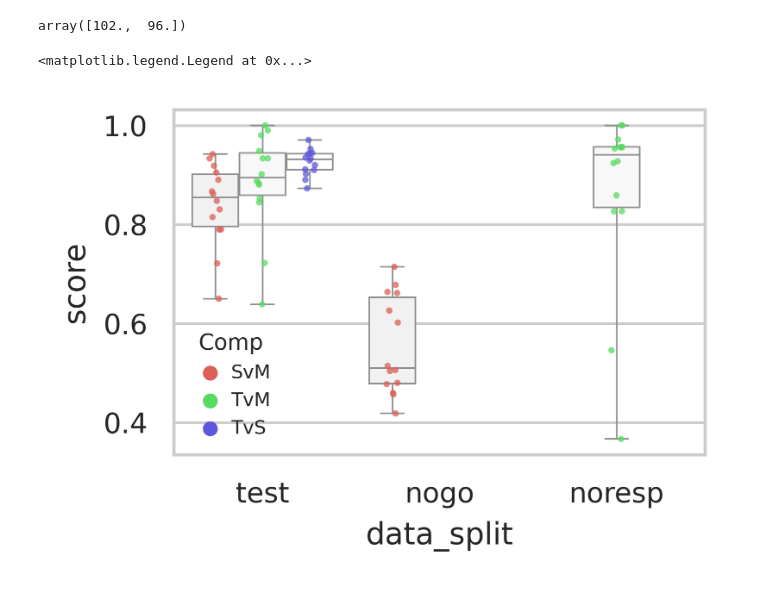
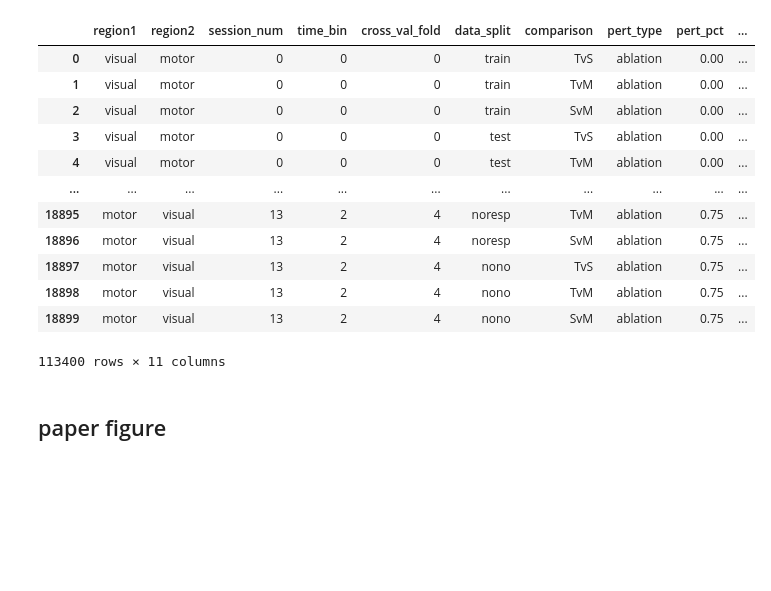
Before and after one commit to mgonzal1/wombats-malos, a Jupyter notebook: notebooks/analyses_wrapper_notebook.ipynb, the cells around one changed output. Saved outputs shown, nothing was run; the diff lists cells and outputs as text; code cells hidden in the pictures; blank space fills up the shorter version.

Commit message:
logistic regression bug fix, figure update.

```diff
--- a/notebooks/analyses_wrapper_notebook.ipynb
+++ b/notebooks/analyses_wrapper_notebook.ipynb
@@ -141,8 +143,8 @@ utils = reload(utils)
 # simulation parameters
 time_windows = {0:[-0.5,-0], 1: [0, 0.5], 2: [0.5, 1]}
 num_folds = 5
-region1_list = ['visual']
-region2_list = ['motor']
+region1_list = ['visual', 'motor']
+region2_list = ['motor', 'visual']
 fit_data_splits = ['train', 'test']
 
 data_split_types = ['train', 'test', 'nono', 'nogo', 'noresp']
@@ -155,10 +157,3 @@ matrices = ['A1', 'A2', 'A3' ]
 perf_df_all = pd.DataFrame(columns=['region1', 'region2', 'session_num', 'time_bin', 'cross_val_fold', 'data_split', 'comparison', 'pert_type', 'pert_pct', 'pert_matrix', 'score'])
 
 fit_perf_df_all = pd.DataFrame(columns=['region1', 'region2', 'session_num', 'time_bin', 'cross_val_fold', 'data_split', 'matrix', 'score'])
-
-# specific data selection, this can be a for loop
-region1_num = 0
-region2_num = 0
-
-region1 = region1_list[0]
-region2 = region2_list[0]
@@ -365,31 +285,18 @@ subset.head(10)
-# %%
-np.round(np.mean(dataset.n_units_by_session, axis=0))
-# %% [output]
-array([102.,  96.])
-# %%
-split_order = ['test', 'nogo', 'noresp']
-hue_order = ['SvM', 'TvM', 'TvS']
-time_bin=0
-subset = perf_df_all[(perf_df_all.pert_matrix=='A1') & (perf_df_all.pert_pct==0) & (perf_df_all.data_split.isin(split_order)) &  (perf_df_all.time_bin==time_bin)]
-subset = subset.groupby(["session_num", "comparison", "data_split"], dropna=True).mean()
-#subset = subset.drop(['time_bin', 'pert_pct'],axis=1)
-subset = subset.drop(['pert_pct'],axis=1)
-subset = subset.reset_index()
-subset = subset.copy()
-subset.loc[ (subset.data_split=='nogo') & (subset.comparison.isin(['TvM', 'TvS'])) ] = np.nan
-subset.loc[ (subset.data_split=='noresp') & (subset.comparison.isin(['SvM', 'TvS'])) ] = np.nan
-subset = subset.dropna()
-
-
-sns.set_theme(context='paper', style="whitegrid", font_scale=1)
-sns.set_palette("hls",n_colors=3)
-f,ax=plt.subplots(figsize=(3,2), dpi=600)
-
-sns.boxplot(x='data_split', y='score',hue='comparison',data=subset,whis=100, ax=ax, color='w', order=split_order, hue_order=hue_order, linewidth=0.5)
-sns.stripplot(x='data_split', y='score',hue='comparison',data=subset, dodge=True, alpha=0.75,size=2, order=split_order,ax=ax)
-
-h,l = ax.get_legend_handles_labels()
-ax.legend(h[3:],l[3:],title='Comp', bbox_to_anchor=(0, 0), handletextpad=0.1, loc='lower left', frameon=False, fontsize=6, title_fontsize=7, markerscale=0.5)
-# %% [output]
-<matplotlib.legend.Legend at 0x...>
-[figure, removed]
+# %%
+perf_df_all
+# %% [output]
+|  | region1 | region2 | session_num | time_bin | cross_val_fold | data_split | comparison | pert_type | pert_pct | ... |
+| 0 | visual | motor | 0 | 0 | 0 | train | TvS | ablation | 0.00 | ... |
+| 1 | visual | motor | 0 | 0 | 0 | train | TvM | ablation | 0.00 | ... |
+| 2 | visual | motor | 0 | 0 | 0 | train | SvM | ablation | 0.00 | ... |
+| 3 | visual | motor | 0 | 0 | 0 | test | TvS | ablation | 0.00 | ... |
+| 4 | visual | motor | 0 | 0 | 0 | test | TvM | ablation | 0.00 | ... |
+| ... | ... | ... | ... | ... | ... | ... | ... | ... | ... | ... |
+| 18895 | motor | visual | 13 | 2 | 4 | noresp | TvM | ablation | 0.75 | ... |
+| 18896 | motor | visual | 13 | 2 | 4 | noresp | SvM | ablation | 0.75 | ... |
+| 18897 | motor | visual | 13 | 2 | 4 | nono | TvS | ablation | 0.75 | ... |
+| 18898 | motor | visual | 13 | 2 | 4 | nono | TvM | ablation | 0.75 | ... |
+| 18899 | motor | visual | 13 | 2 | 4 | nono | SvM | ablation | 0.75 | ... |
+113400 rows × 11 columns
+# %% [markdown]
+## paper figure
```
Also changed, not shown: parts of 24 cells of this notebook, 11 other files.
